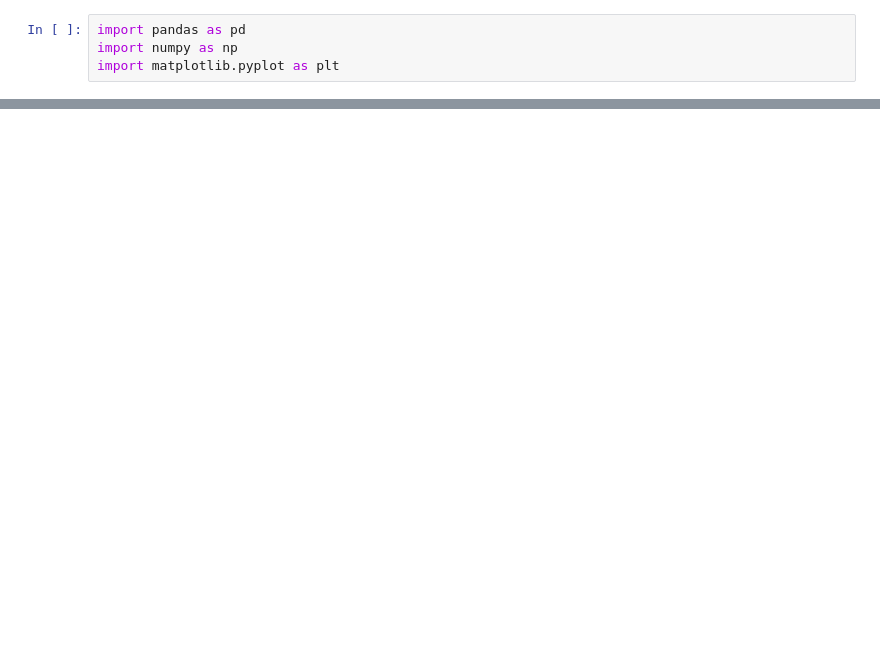
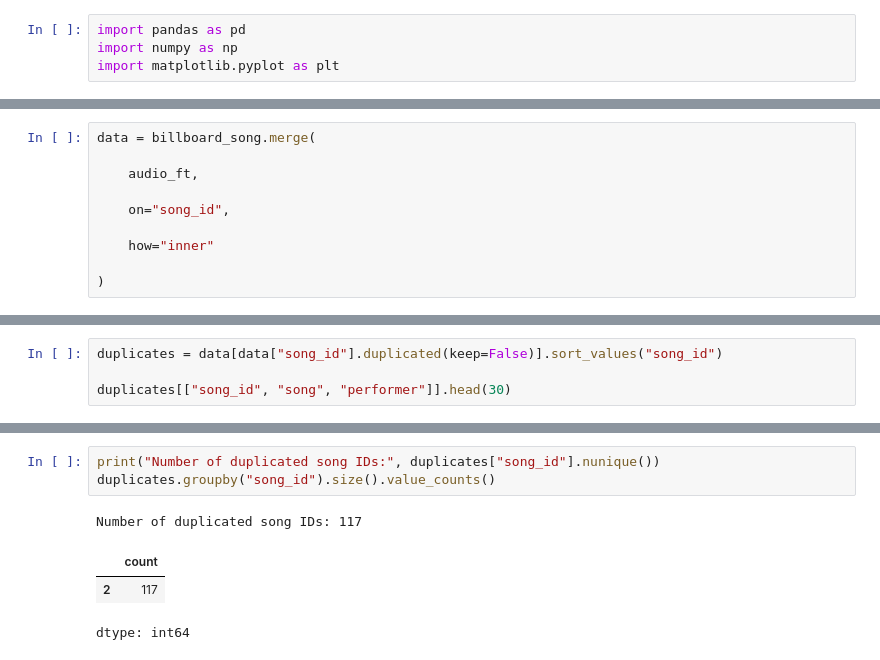
Before and after one commit to rheahalebeed/BA305-A3-Billboard-Spotify-Project, a Jupyter notebook: BA305ProjectCode.ipynb, the cells around one changed output, grey strips where cells are left out. Saved outputs shown, nothing was run; the diff lists cells and outputs as text; blank space fills up the shorter version.

```diff
--- a/BA305ProjectCode.ipynb
+++ b/BA305ProjectCode.ipynb
@@ -23,0 +84,10 @@ Drive already mounted at /content/drive; to attempt to forcibly remount, call dr
+# %%
+data = billboard_song.merge(
+
+    audio_ft,
+
+    on="song_id",
+
+    how="inner"
+
+)
@@ -23,0 +101,4 @@ Drive already mounted at /content/drive; to attempt to forcibly remount, call dr
+# %%
+duplicates = data[data["song_id"].duplicated(keep=False)].sort_values("song_id")
+
+duplicates[["song_id", "song", "performer"]].head(30)
@@ -23,0 +123,8 @@ Drive already mounted at /content/drive; to attempt to forcibly remount, call dr
+# %%
+print("Number of duplicated song IDs:", duplicates["song_id"].nunique())
+duplicates.groupby("song_id").size().value_counts()
+# %% [output]
+Number of duplicated song IDs: 117
+|  | count |
+| 2 | 117 |
+dtype: int64
```
Also changed, not shown: parts of 8 cells of this notebook.
